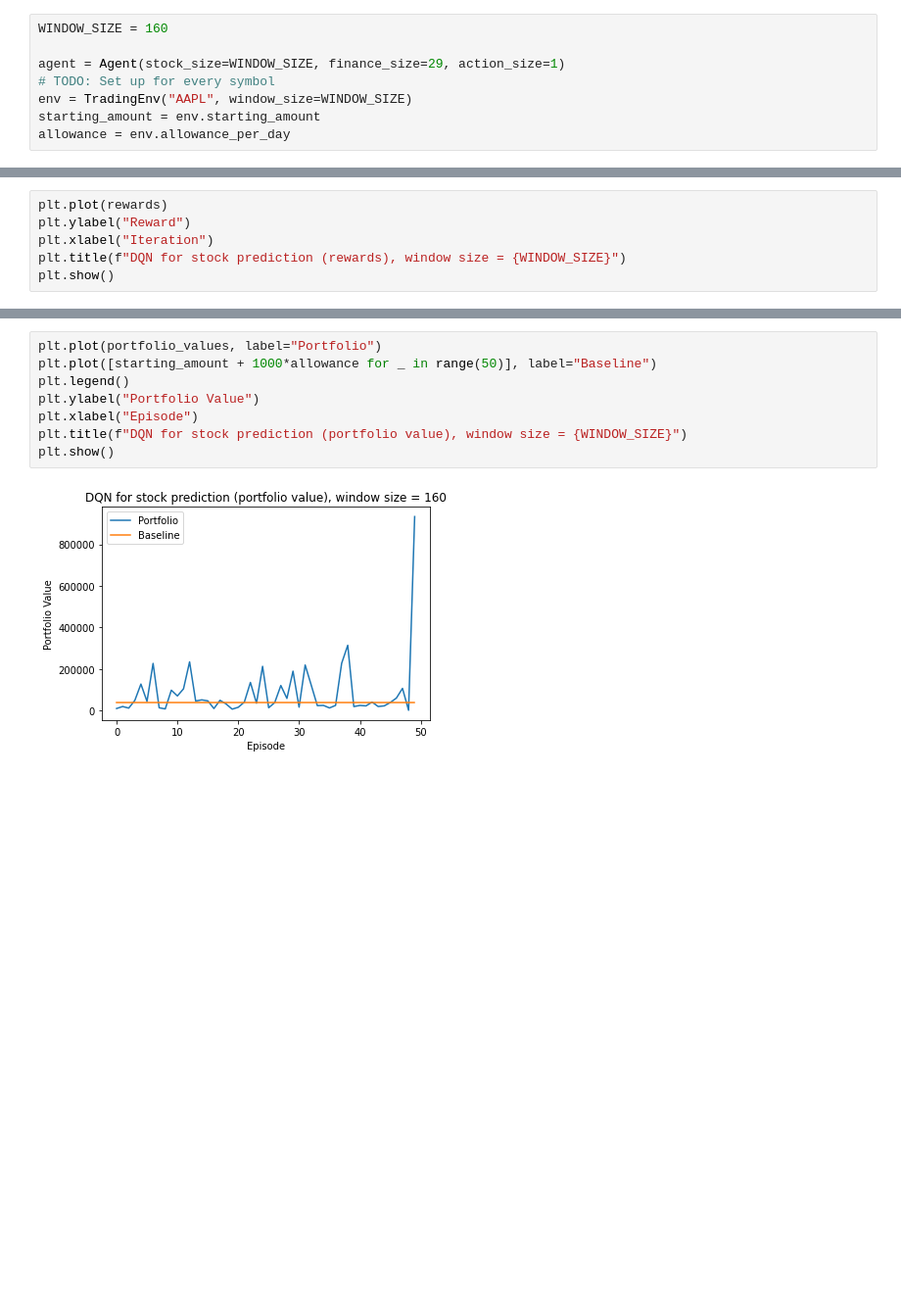
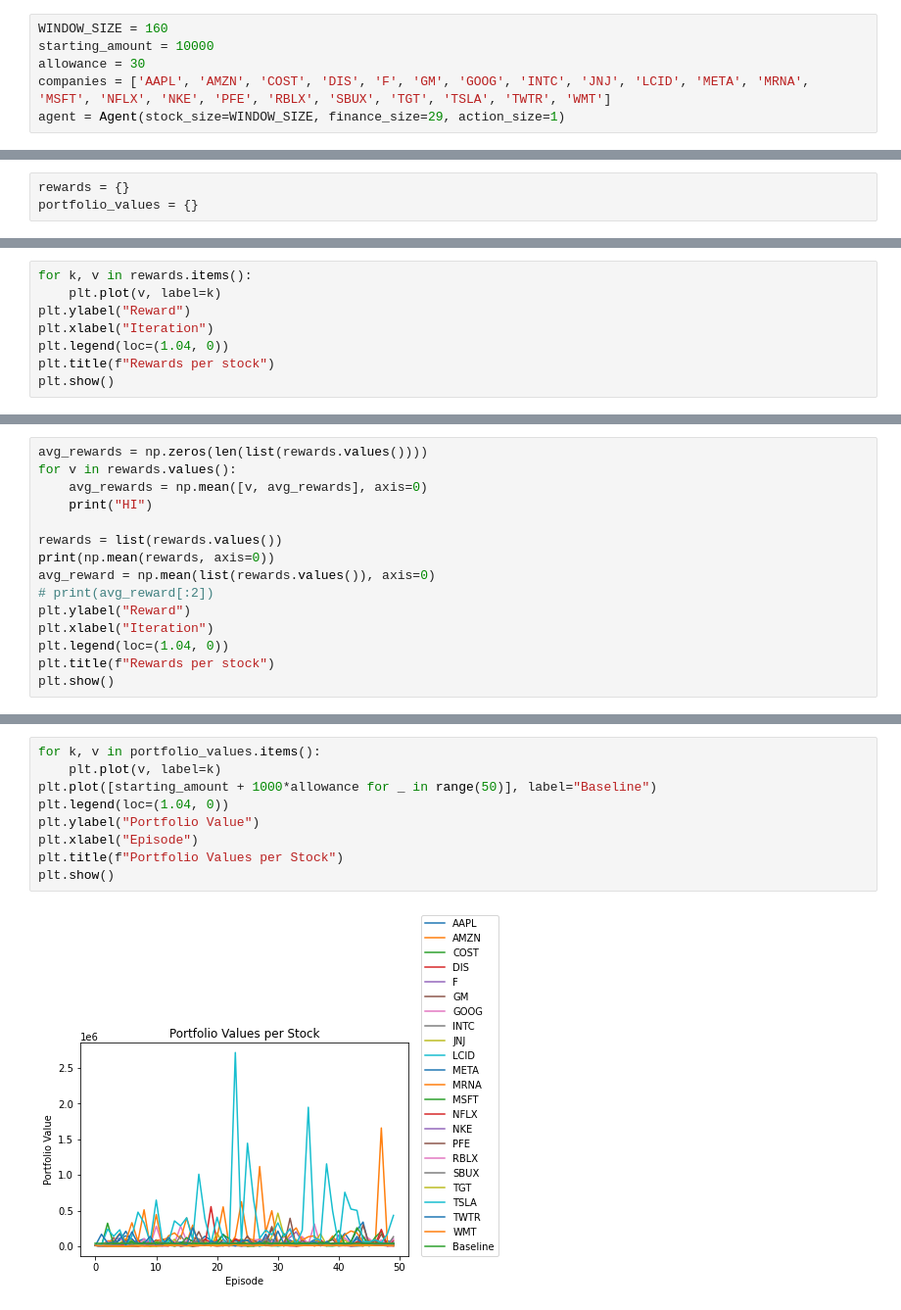
Before and after one commit to MohamedElgharbawy/rl-stock-predictor, a Jupyter notebook: src/training.ipynb, the cells around one changed output, grey strips where cells are left out. Shown at 98% size. Saved outputs shown, nothing was run; the diff lists cells and outputs as text; blank space fills up the shorter version.

```diff
--- a/src/training.ipynb
+++ b/src/training.ipynb
@@ -8,8 +11,6 @@ import matplotlib.pyplot as plt
 # %%
 WINDOW_SIZE = 160
-
+starting_amount = 10000
+allowance = 30
+companies = ['AAPL', 'AMZN', 'COST', 'DIS', 'F', 'GM', 'GOOG', 'INTC', 'JNJ', 'LCID', 'META', 'MRNA', 'MSFT', 'NFLX', 'NKE', 'PFE', 'RBLX', 'SBUX', 'TGT', 'TSLA', 'TWTR', 'WMT']
 agent = Agent(stock_size=WINDOW_SIZE, finance_size=29, action_size=1)
-# TODO: Set up for every symbol
-env = TradingEnv("AAPL", window_size=WINDOW_SIZE)
-starting_amount = env.starting_amount
-allowance = env.allowance_per_day
@@ -71,0 +60,3 @@ Episode 50      Average Reward 45992.03
+# %%
+rewards = {}
+portfolio_values = {}
@@ -74,7 +94,9 @@ Episode 50      Average Reward 45992.03
 # %%
-plt.plot(rewards)
+for k, v in rewards.items():
+    plt.plot(v, label=k)
 plt.ylabel("Reward")
 plt.xlabel("Iteration")
-plt.title(f"DQN for stock prediction (rewards), window size = {WINDOW_SIZE}")
+plt.legend(loc=(1.04, 0))
+plt.title(f"Rewards per stock")
 plt.show()
 # %% [output]
@@ -81,0 +106,15 @@ plt.show()
+# %%
+avg_rewards = np.zeros(len(list(rewards.values())))
+for v in rewards.values():
+    avg_rewards = np.mean([v, avg_rewards], axis=0)
+    print("HI")
+
+rewards = list(rewards.values())
+print(np.mean(rewards, axis=0))
+avg_reward = np.mean(list(rewards.values()), axis=0)
+# print(avg_reward[:2])
+plt.ylabel("Reward")
+plt.xlabel("Iteration")
+plt.legend(loc=(1.04, 0))
+plt.title(f"Rewards per stock")
+plt.show()
@@ -84,10 +125,11 @@ plt.show()
 # %%
-plt.plot(portfolio_values, label="Portfolio")
+for k, v in portfolio_values.items():
+    plt.plot(v, label=k)
 plt.plot([starting_amount + 1000*allowance for _ in range(50)], label="Baseline")
-plt.legend()
+plt.legend(loc=(1.04, 0))
 plt.ylabel("Portfolio Value")
 plt.xlabel("Episode")
-plt.title(f"DQN for stock prediction (portfolio value), window size = {WINDOW_SIZE}")
+plt.title(f"Portfolio Values per Stock")
 plt.show()
 # %% [output]
-[figure, old version]
+[figure, new version]
```
Also changed, not shown: parts of 13 cells of this notebook, 3 other files.
